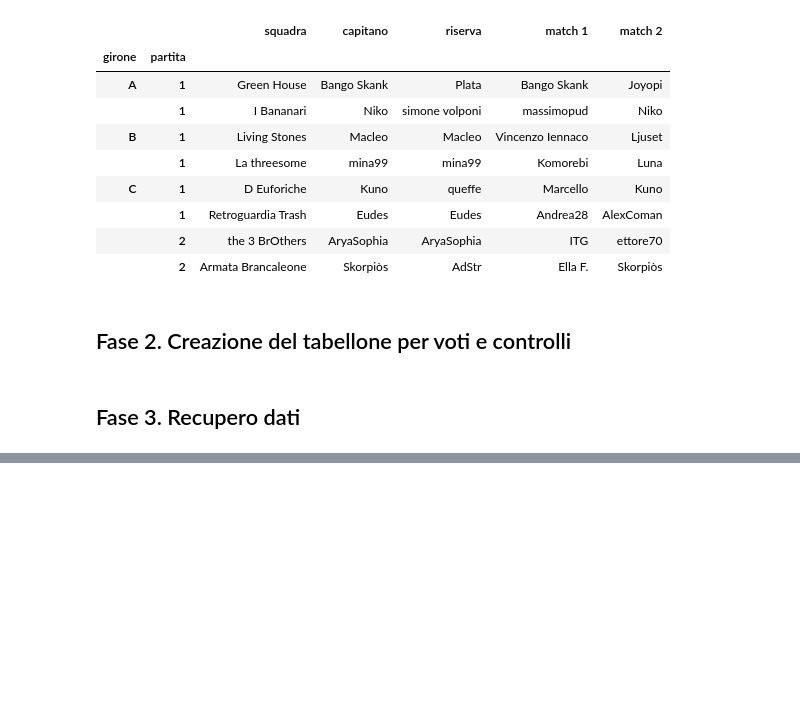
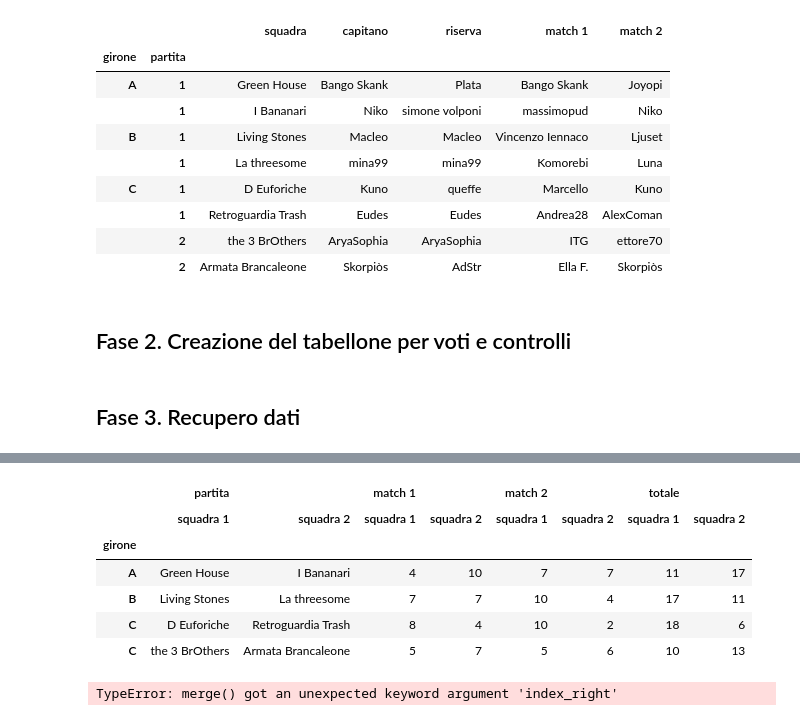
Before and after one commit to chiara-paci/writersdream, a Jupyter notebook: scrittopoli/Scrittopoli - Giornata 1.ipynb, the cells around one changed output, grey strips where cells are left out. Drawn from its saved outputs; the diff is of its cells as text; code cells hidden in the pictures; blank space fills up the shorter version.

```diff
--- a/scrittopoli/Scrittopoli - Giornata 1.ipynb
+++ b/scrittopoli/Scrittopoli - Giornata 1.ipynb
@@ -250,0 +318,14 @@ OrderedDict([(1, 2), (3, 4)])
+# %%
+sched_data=[]
+print('<table style="margin:auto;">')
+print('<tr><th>girone</th><th>partita</th><th>match 1</th><th>match 2</th><th>risultato</th></tr>')
+for girone,partita,squadra_1,squadra_2,goal_1,goal_2 in sc_dati:
+    s1_goal_m1=risultati.loc[(girone,partita,squadra_1)]["match 1 goal"]
+    s1_goal_m2=risultati.loc[(girone,partita,squadra_1)]["match 2 goal"]
+    s2_goal_m1=risultati.loc[(girone,partita,squadra_2)]["match 1 goal"]
+    s2_goal_m2=risultati.loc[(girone,partita,squadra_2)]["match 2 goal"]
+    pdata=(girone,squadra_1,squadra_2,s1_goal_m1,s2_goal_m1,s1_goal_m2,s2_goal_m2,goal_1,goal_2)
+    sched_data.append(pdata)
+    print('<tr><td>%s</td><td>%s - %s</td><td>%d-%d</td><td>%d-%d</td><td>%d-%d</td></tr>' % pdata)
+
+print('</table>')
@@ -251,2 +340,41 @@ OrderedDict([(1, 2), (3, 4)])
+# %%
+t=[("partita","girone"),
+   ("partita","squadra 1"),
+   ("partita","squadra 2"),
+   ("match 1","squadra 1"),
+   ("match 1","squadra 2"),
+   ("match 2","squadra 1"),
+   ("match 2","squadra 2"),
+   ("totale","squadra 1"),
+   ("totale","squadra 2"),]
+tindex=pd.MultiIndex.from_tuples(t)
+
+partite=pd.DataFrame(sched_data,columns=tindex)
+partite=partite.set_index(("partita","girone"))
+partite.index.names=["girone"]
+partite
+# %% [output]
+|  | partita |  | match 1 |  | match 2 |  | totale |  |
+|  | squadra 1 | squadra 2 | squadra 1 | squadra 2 | squadra 1 | squadra 2 | squadra 1 | squadra 2 |
+| girone |  |  |  |  |  |  |  |  |
+| A | Green House | I Bananari | 4 | 10 | 7 | 7 | 11 | 17 |
+| B | Living Stones | La threesome | 7 | 7 | 10 | 4 | 17 | 11 |
+| C | D Euforiche | Retroguardia Trash | 8 | 4 | 10 | 2 | 18 | 6 |
+| C | the 3 BrOthers | Armata Brancaleone | 5 | 7 | 5 | 6 | 10 | 13 |
+# %%
+cl_dati=[]
+
+for girone in gironi.columns:
+    for sq in gironi[gironi[girone]!="(riposo)"][girone]:
+        cl_dati.append([girone,sq])
+
+classifica=pd.DataFrame(cl_dati,columns=["girone","squadra"])
+classifica["totale"]=0
+
+## QUI merge da sistemare
+t_ris=risultati.reset_index().set_index(["girone","squadra"])[["punteggio"]]
+t_ris.merge(classifica,left_index=True,index_right=True)
+# %% [output]
+TypeError: merge() got an unexpected keyword argument 'index_right'
 # %%
 ## classifica e ranking
```
Also changed, not shown: parts of 7 cells of this notebook, 1 other file.
